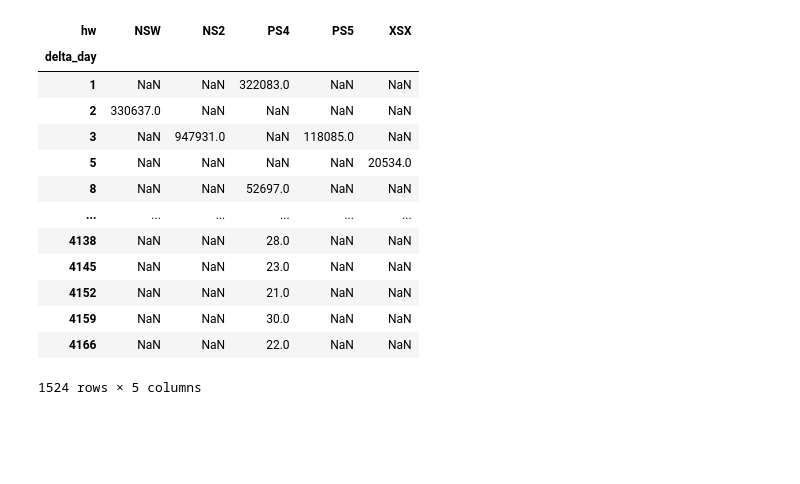
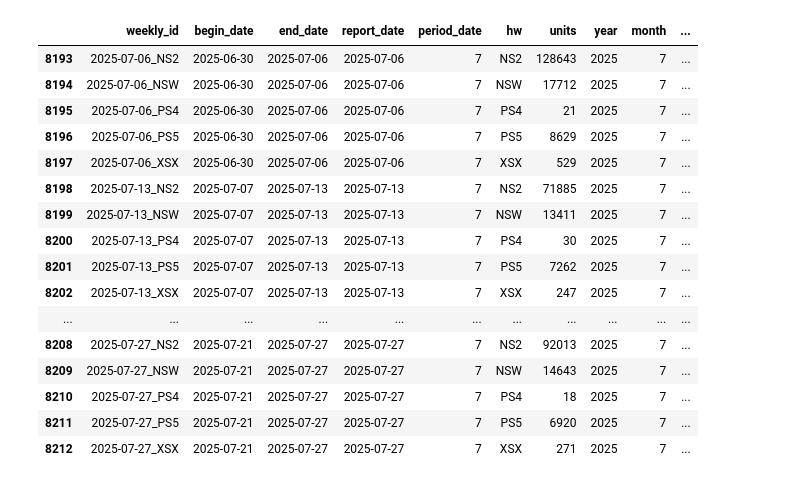
Before and after one commit to hidenden/gamedata, a Jupyter notebook: analysis/dev_hard_sales.ipynb, the cells around one changed output. Cells and saved outputs as stored; diff of their text form; code cells hidden in the pictures; blank space fills up the shorter version.

Commit message:
#42 hard_sales datetimeindex version.

```diff
--- a/analysis/dev_hard_sales.ipynb
+++ b/analysis/dev_hard_sales.ipynb
@@ -12,3 +0,0 @@ from gamedata import hard_sales as hs
-# %%
-df = hs.load_hard_sales(normalize7=True)
-df
@@ -84,18 +0,0 @@ df4
-# %%
-df5 = hs.pivot_sales_by_delta(df)[hs.get_active_hw()].dropna(how='all')
-df5
-# %% [output]
-| hw | NSW | NS2 | PS4 | PS5 | XSX |
-| delta_day |  |  |  |  |  |
-| 1 | NaN | NaN | 322083.0 | NaN | NaN |
-| 2 | 330637.0 | NaN | NaN | NaN | NaN |
-| 3 | NaN | 947931.0 | NaN | 118085.0 | NaN |
-| 5 | NaN | NaN | NaN | NaN | 20534.0 |
-| 8 | NaN | NaN | 52697.0 | NaN | NaN |
-| ... | ... | ... | ... | ... | ... |
-| 4138 | NaN | NaN | 28.0 | NaN | NaN |
-| 4145 | NaN | NaN | 23.0 | NaN | NaN |
-| 4152 | NaN | NaN | 21.0 | NaN | NaN |
-| 4159 | NaN | NaN | 30.0 | NaN | NaN |
-| 4166 | NaN | NaN | 22.0 | NaN | NaN |
-1524 rows × 5 columns
@@ -101,0 +6,26 @@ df5
+# %%
+hard_sales_df = hs.load_hard_sales()
+hs.get_hw_names(hard_sales_df)
+
+
+hard_sales_df = hard_sales_df[hard_sales_df['hw'].isin(['NSW', 'NS2', 'PS5', 'PS4', "XSX"])]
+# hard_sales_dfの最後から20行程度を表示する
+hard_sales_df.tail(20)
+# %% [output]
+|  | weekly_id | begin_date | end_date | report_date | period_date | hw | units | year | month | ... |
+| 8193 | 2025-07-06_NS2 | 2025-06-30 | 2025-07-06 | 2025-07-06 | 7 | NS2 | 128643 | 2025 | 7 | ... |
+| 8194 | 2025-07-06_NSW | 2025-06-30 | 2025-07-06 | 2025-07-06 | 7 | NSW | 17712 | 2025 | 7 | ... |
+| 8195 | 2025-07-06_PS4 | 2025-06-30 | 2025-07-06 | 2025-07-06 | 7 | PS4 | 21 | 2025 | 7 | ... |
+| 8196 | 2025-07-06_PS5 | 2025-06-30 | 2025-07-06 | 2025-07-06 | 7 | PS5 | 8629 | 2025 | 7 | ... |
+| 8197 | 2025-07-06_XSX | 2025-06-30 | 2025-07-06 | 2025-07-06 | 7 | XSX | 529 | 2025 | 7 | ... |
+| 8198 | 2025-07-13_NS2 | 2025-07-07 | 2025-07-13 | 2025-07-13 | 7 | NS2 | 71885 | 2025 | 7 | ... |
+| 8199 | 2025-07-13_NSW | 2025-07-07 | 2025-07-13 | 2025-07-13 | 7 | NSW | 13411 | 2025 | 7 | ... |
+| 8200 | 2025-07-13_PS4 | 2025-07-07 | 2025-07-13 | 2025-07-13 | 7 | PS4 | 30 | 2025 | 7 | ... |
+| 8201 | 2025-07-13_PS5 | 2025-07-07 | 2025-07-13 | 2025-07-13 | 7 | PS5 | 7262 | 2025 | 7 | ... |
+| 8202 | 2025-07-13_XSX | 2025-07-07 | 2025-07-13 | 2025-07-13 | 7 | XSX | 247 | 2025 | 7 | ... |
+| ... | ... | ... | ... | ... | ... | ... | ... | ... | ... | ... |
+| 8208 | 2025-07-27_NS2 | 2025-07-21 | 2025-07-27 | 2025-07-27 | 7 | NS2 | 92013 | 2025 | 7 | ... |
+| 8209 | 2025-07-27_NSW | 2025-07-21 | 2025-07-27 | 2025-07-27 | 7 | NSW | 14643 | 2025 | 7 | ... |
+| 8210 | 2025-07-27_PS4 | 2025-07-21 | 2025-07-27 | 2025-07-27 | 7 | PS4 | 18 | 2025 | 7 | ... |
+| 8211 | 2025-07-27_PS5 | 2025-07-21 | 2025-07-27 | 2025-07-27 | 7 | PS5 | 6920 | 2025 | 7 | ... |
+| 8212 | 2025-07-27_XSX | 2025-07-21 | 2025-07-27 | 2025-07-27 | 7 | XSX | 271 | 2025 | 7 | ... |
```
Also changed, not shown: parts of 12 cells of this notebook, 4 other files.
